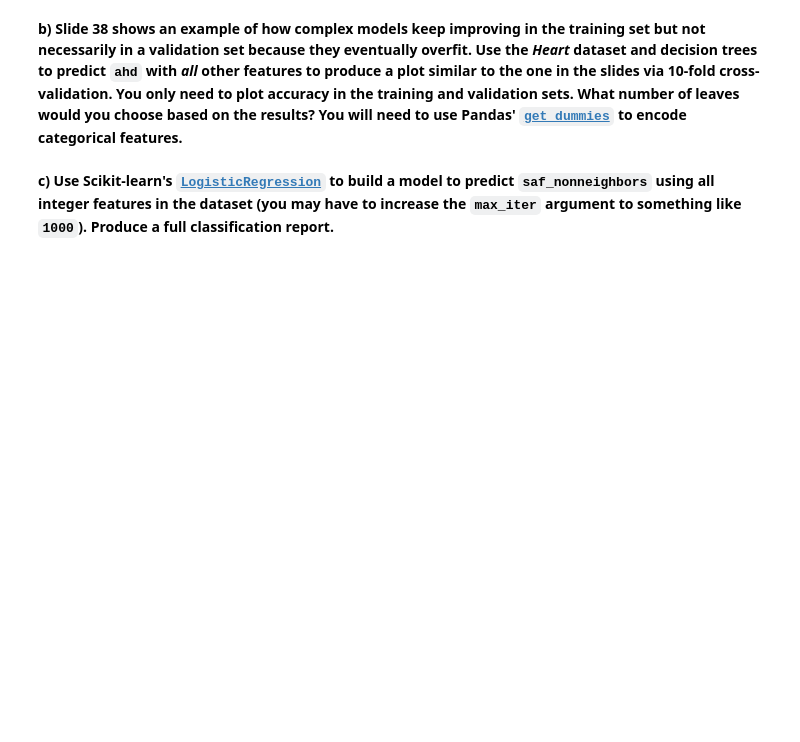
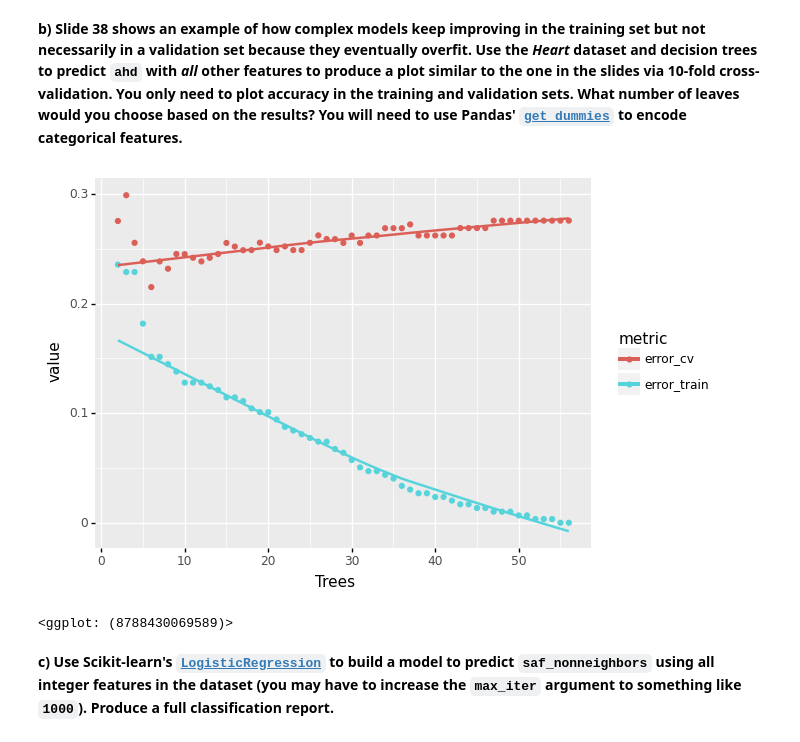
Before and after one commit to Gogonemnem/tu-delft-assignments, a Jupyter notebook: assignment6/classification.exercises_b.ipynb, the cells around one changed output. Drawn from its saved outputs; the diff is of its cells as text; code cells hidden in the pictures; blank space fills up the shorter version.

```diff
--- a/assignment6/classification.exercises_b.ipynb
+++ b/assignment6/classification.exercises_b.ipynb
@@ -94,4 +110,46 @@ predict(m, X, ams['saf_catering'].cat.categories)
 # %% [markdown]
 **b) Slide 38 shows an example of how complex models keep improving in the training set but not necessarily in a validation set because they eventually overfit. Use the _Heart_ dataset and decision trees to predict `ahd` with _all_ other features to produce a plot similar to the one in the slides via 10-fold cross-validation. You only need to plot accuracy in the training and validation sets. What number of leaves would you choose based on the results? You will need to use Pandas' [`get_dummies`](https://pandas.pydata.org/docs/reference/api/pandas.get_dummies.html) to encode categorical features.**
+# %%
+from sklearn import tree
+# sample data and model
+y = heart['ahd'] # .cat.codes
+X = pd.get_dummies(heart.loc[ : , heart.columns != 'ahd'])
+
+# train
+def cv_tree_leaf(X_train, y_train, X_valid, y_valid, h):
+    # create classifier to prune to h leaf nodes
+    # we set the random state here as well for full reproducibility
+    c = tree.DecisionTreeClassifier(max_leaf_nodes = h, random_state = 54321)
+    m = c.fit(X_train, y_train)  # fit the model with the training set
+    p = m.predict(X_valid)  # predict on the validation set
+
+    # compute and return evaluation metric scores
+    return {'error': 1-accuracy_score(y_valid, p)}
+
+def range_tree(X, y, H, cv_fun):
+    pr = []  # to store global results
+
+    # for each value h in H, do CV
+    for h in H:
+        # call cv_fun to train the model and compute performance
+        fold_scores = cv_fun(X, y, X, y, h)
+        pr.append(fold_scores)
+
+    pr = pd.DataFrame(pr).assign(_h = H)
+    return pr
+
+train = range_tree(X, y, H = range(2, 57), cv_fun = cv_tree_leaf)
+cv = kfold_cv(X, y, k = 10, H = range(2, 57), cv_fun = cv_tree_leaf, random_state = 12345)
+
+pr = train.merge(cv, on='_h')
+pr.columns = ['error_train', '_h', 'error_cv']
+pr = pr.melt(id_vars = '_h', var_name = 'metric')
+ggplot(pr, aes('_h', 'value', color = 'metric')) +\
+    geom_point() +\
+    geom_smooth(se = False) +\
+    labs(x = 'Trees')
+# %% [output]
+[figure, added]
+<ggplot: (8788430069589)>
 # %% [markdown]
 **c) Use Scikit-learn's [`LogisticRegression`](https://scikit-learn.org/stable/modules/generated/sklearn.linear_model.LogisticRegression.html) to build a model to predict `saf_nonneighbors` using all integer features in the dataset (you may have to increase the `max_iter` argument to something like `1000`). Produce a full classification report.**
```
Also changed, not shown: parts of 4 cells of this notebook.
